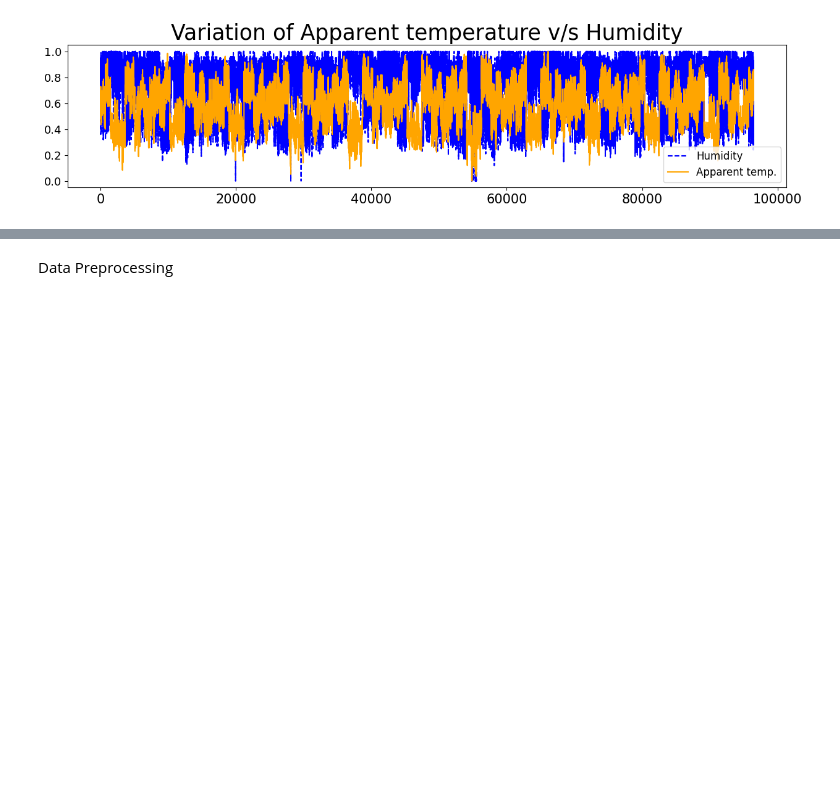
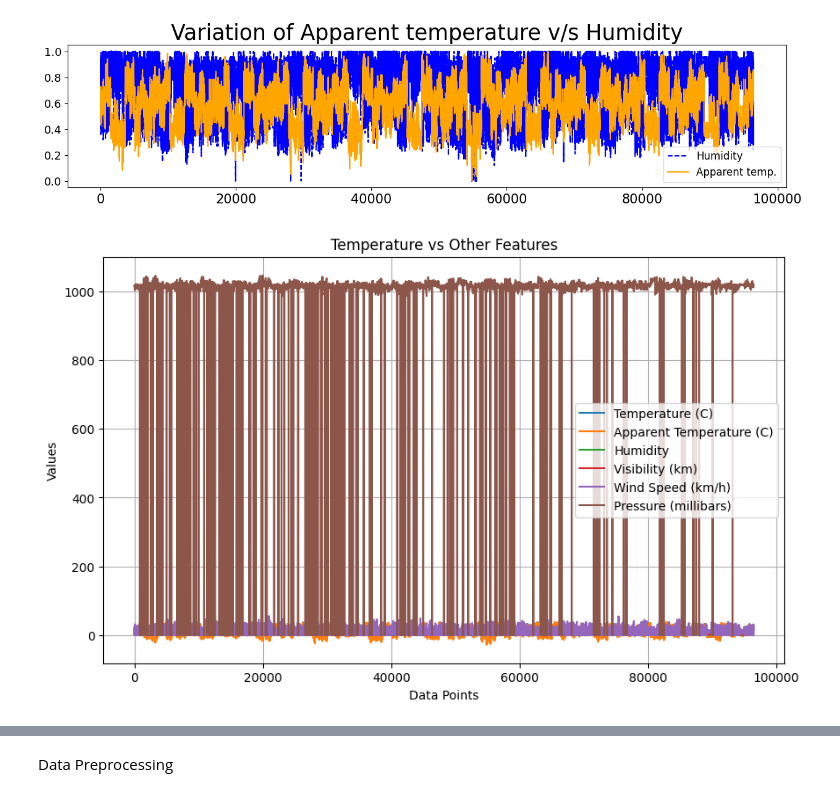
Before and after one commit to geithelmasri/AAI614_Geith1, a Jupyter notebook: DL_Project2.ipynb, the cells around one changed output, grey strips where cells are left out. Saved outputs shown, nothing was run; the diff lists cells and outputs as text; code cells hidden in the pictures; blank space fills up the shorter version.

```diff
--- a/DL_Project2.ipynb
+++ b/DL_Project2.ipynb
@@ -124,3 +139,20 @@ plt.xticks(fontsize = 15);
 plt.yticks(fontsize=13);
 # %% [output]
 [figure]
+# %%
+plt.figure(figsize=(10, 6))
+plt.plot(df['Temperature (C)'], label='Temperature (C)')
+plt.plot(df['Apparent Temperature (C)'], label='Apparent Temperature (C)')
+plt.plot(df['Humidity'], label='Humidity')
+plt.plot(df['Visibility (km)'], label='Visibility (km)')
+plt.plot(df['Wind Speed (km/h)'], label='Wind Speed (km/h)')
+plt.plot(df['Pressure (millibars)'], label='Pressure (millibars)')
+
+plt.xlabel('Data Points')
+plt.ylabel('Values')
+plt.title('Temperature vs Other Features')
+plt.legend()
+plt.grid(True)
+plt.show()
+# %% [output]
+[figure, added]
```
Also changed, not shown: parts of 13 cells of this notebook.
